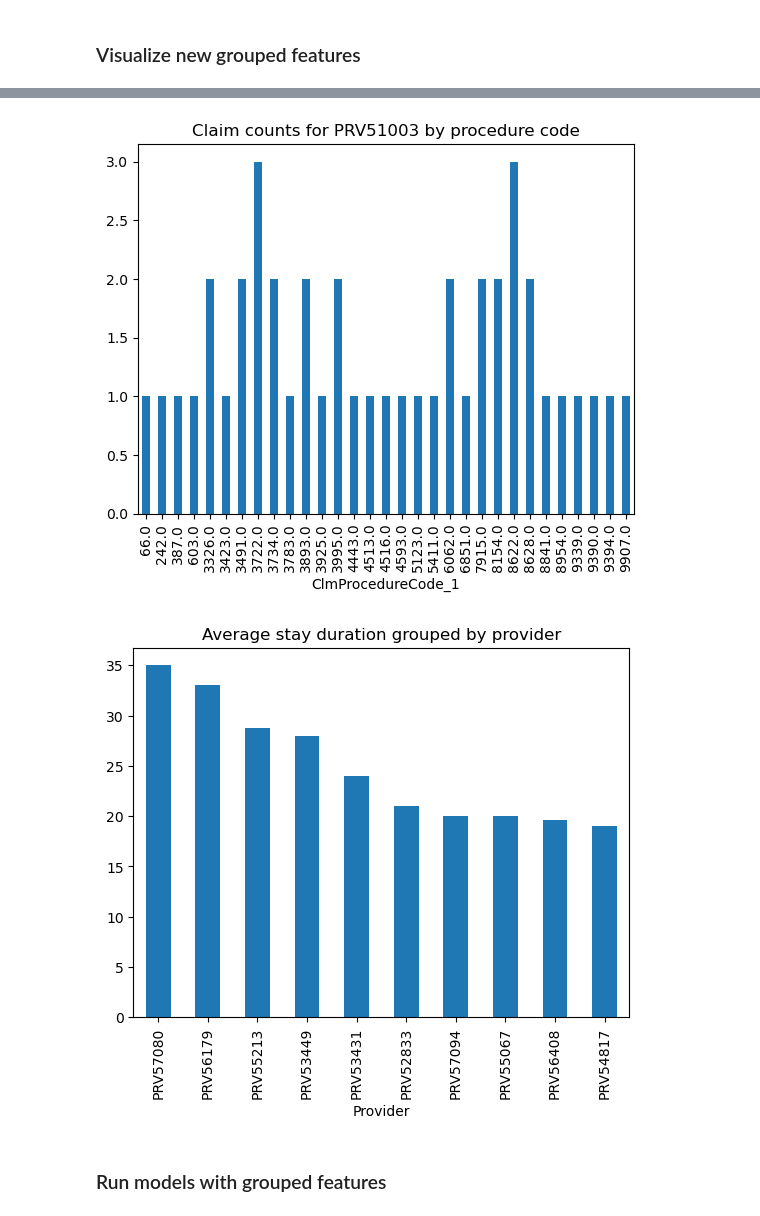
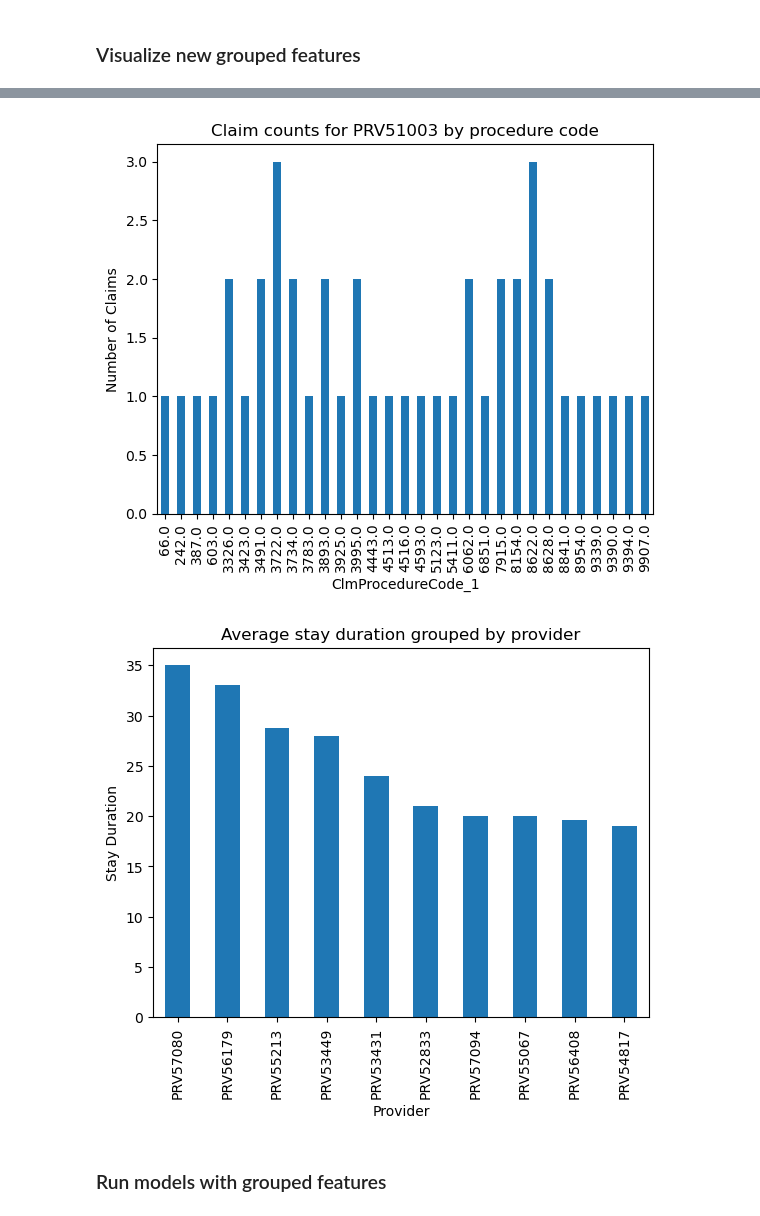
Before and after one commit to ingridchien/medical-provider-fraud-detection, a Jupyter notebook: Analysis.ipynb, the cells around one changed output, grey strips where cells are left out. Drawn from its saved outputs; the diff is of its cells as text; code cells hidden in the pictures.

```diff
--- a/Analysis.ipynb
+++ b/Analysis.ipynb
@@ -714,13 +741,15 @@ plt.show()
 # visualize claim counts per provider per claim procedure code
 inpatient_data.groupby(['Provider', 'ClmProcedureCode_1'])['ClaimID'].agg('count')['PRV51003'].iloc[1:].plot(kind='bar')
 plt.title('Claim counts for PRV51003 by procedure code');
+plt.ylabel('Number of Claims');
 # %% [output]
-[figure, old version]
+[figure, new version]
 # %%
 inpatient_data.groupby('Provider')['StayDuration'].agg('mean').sort_values(ascending=False)[:10].plot(kind='bar');
 plt.title('Average stay duration grouped by provider');
+plt.ylabel('Stay Duration');
 # %% [output]
-[figure, old version]
+[figure, new version]
 # %% [markdown]
 ### Run models with grouped features
 # %%
```
Also changed, not shown: parts of 19 cells of this notebook.
